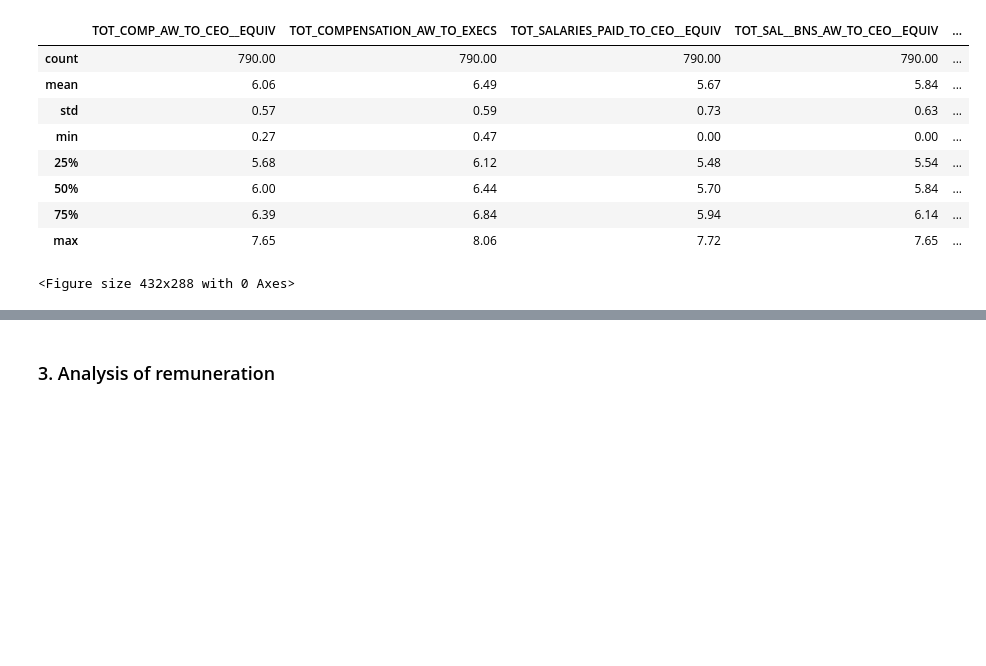
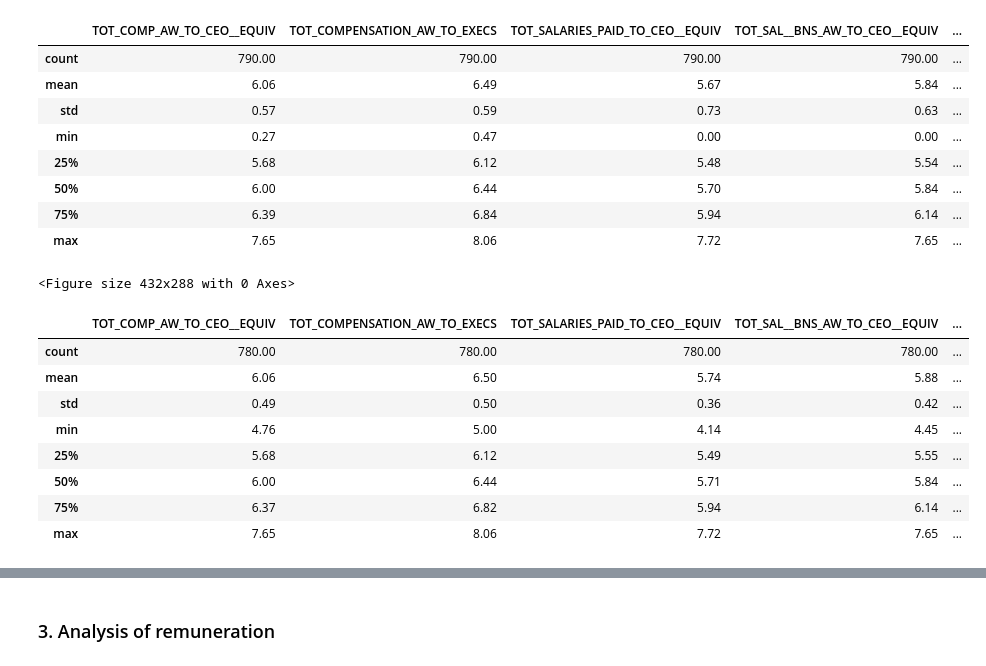
Before and after one commit to maxbranting/Remuneration-Data-Text-Mining, a Jupyter notebook: analysis_presentation.ipynb, the cells around one changed output, grey strips where cells are left out. Saved outputs shown, nothing was run; the diff lists cells and outputs as text; code cells hidden in the pictures; blank space fills up the shorter version.

```diff
--- a/analysis_presentation.ipynb
+++ b/analysis_presentation.ipynb
@@ -229,3 +229,21 @@ display(dflog.iloc[:,3:8].describe().applymap(lambda x: '%.2f'%x))
 | 75% | 6.39 | 6.84 | 5.94 | 6.14 | ... |
 | max | 7.65 | 8.06 | 7.72 | 7.65 | ... |
 <Figure size 432x288 with 0 Axes>
+# %%
+colsum = [x for x in dflog.columns if 'TOT' in x]
+
+#dflogcl = dflog[(dflog[colsum]>=1)]
+
+dflogcl = dflog.query('TOT_COMP_AW_TO_CEO__EQUIV>=1 & TOT_COMPENSATION_AW_TO_EXECS>=1 & TOT_SALARIES_PAID_TO_CEO__EQUIV>=1 & TOT_SAL__BNS_AW_TO_CEO__EQUIV>=1 & TOT_SALARIES__BNS_PD_TO_EXECS>=1')
+
+display(dflogcl.iloc[:,3:8].describe().applymap(lambda x: '%.2f'%x))
+# %% [output]
+|  | TOT_COMP_AW_TO_CEO__EQUIV | TOT_COMPENSATION_AW_TO_EXECS | TOT_SALARIES_PAID_TO_CEO__EQUIV | TOT_SAL__BNS_AW_TO_CEO__EQUIV | ... |
+| count | 780.00 | 780.00 | 780.00 | 780.00 | ... |
+| mean | 6.06 | 6.50 | 5.74 | 5.88 | ... |
+| std | 0.49 | 0.50 | 0.36 | 0.42 | ... |
+| min | 4.76 | 5.00 | 4.14 | 4.45 | ... |
+| 25% | 5.68 | 6.12 | 5.49 | 5.55 | ... |
+| 50% | 6.00 | 6.44 | 5.71 | 5.84 | ... |
+| 75% | 6.37 | 6.82 | 5.94 | 6.14 | ... |
+| max | 7.65 | 8.06 | 7.72 | 7.65 | ... |
```
Also changed, not shown: parts of 2 cells of this notebook.
